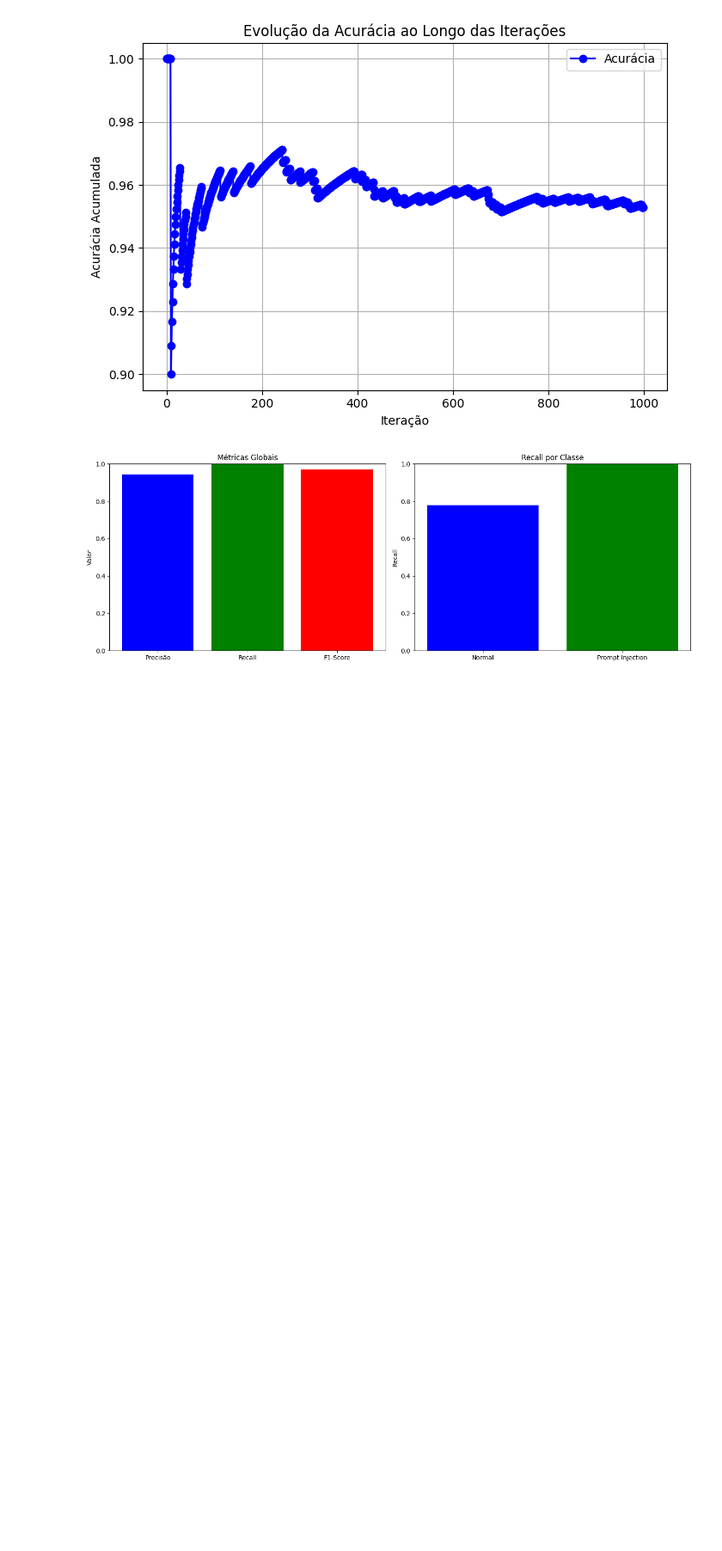
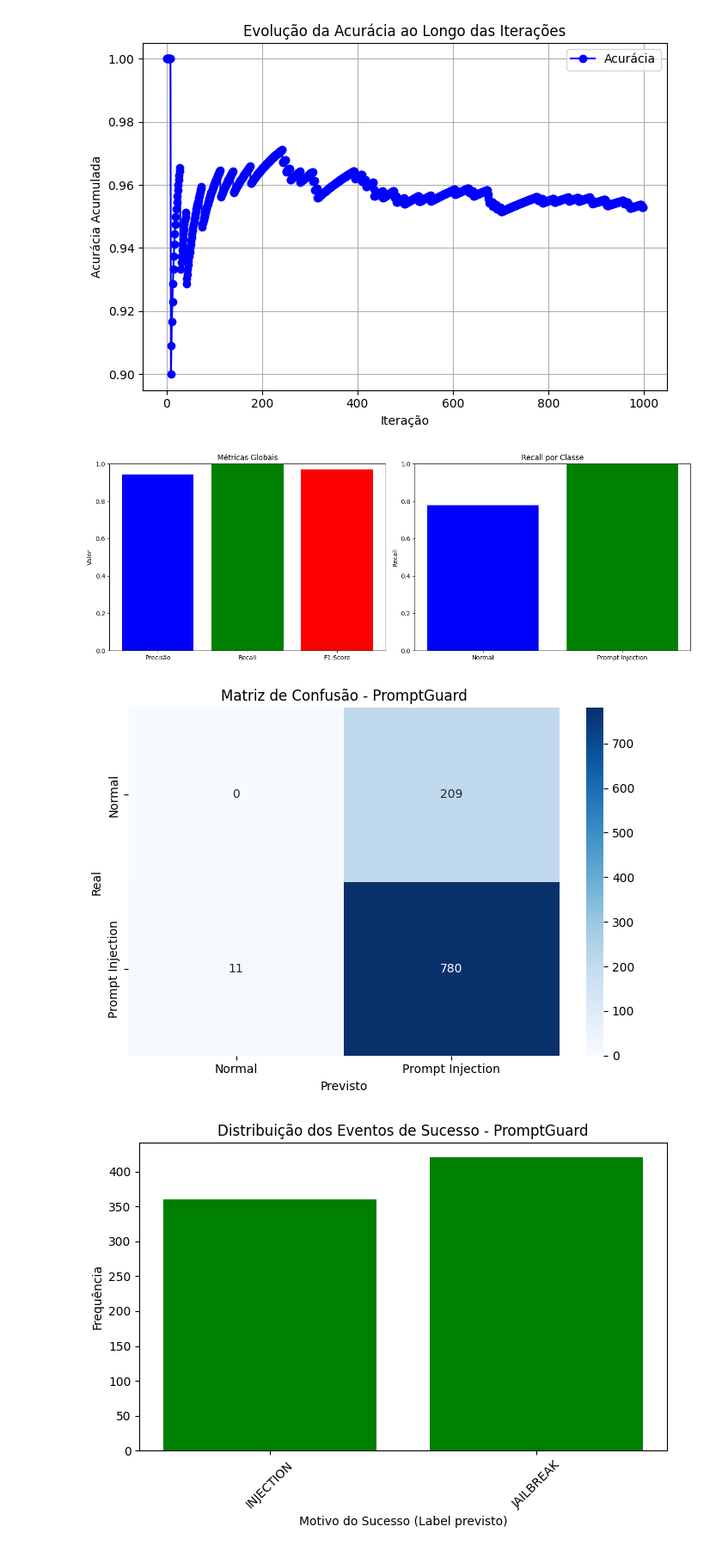
Before and after one commit to khanovico/prompt-guard, a Jupyter notebook: benchmark.ipynb, the cells around one changed output. Shown at 86% size. Drawn from its saved outputs; the diff is of its cells as text; code cells hidden in the pictures; blank space fills up the shorter version.

Commit message:
feat: llama prompt guard benchmark

```diff
--- a/benchmark.ipynb
+++ b/benchmark.ipynb
@@ -159,0 +205,51 @@ plt.show()
+# %%
+import matplotlib.pyplot as plt
+import seaborn as sns
+import numpy as np
+
+# Matriz de confusão
+plt.figure(figsize=(7, 5))
+sns.heatmap(conf_matrix, annot=True, fmt="d", cmap="Blues",
+            xticklabels=["Normal", "Prompt Injection"],
+            yticklabels=["Normal", "Prompt Injection"])
+plt.xlabel("Previsto")
+plt.ylabel("Real")
+plt.title("Matriz de Confusão - PromptGuard")
+plt.tight_layout()
+plt.show()
+
+# Gráfico de barras para eventos de sucesso
+plt.figure(figsize=(7, 5))
+plt.bar(success_events.keys(), success_events.values(), color='g')
+plt.xlabel("Motivo do Sucesso (Label previsto)")
+plt.ylabel("Frequência")
+plt.title("Distribuição dos Eventos de Sucesso - PromptGuard")
+plt.xticks(rotation=45)
+plt.tight_layout()
+plt.show()
+
+# Gráfico de barras para eventos de erro
+plt.figure(figsize=(7, 5))
+plt.bar(error_events.keys(), error_events.values(), color='r')
+plt.xlabel("Motivo do Erro (Label previsto)")
+plt.ylabel("Frequência")
+plt.title("Distribuição dos Eventos de Erro - PromptGuard")
+plt.xticks(rotation=45)
+plt.tight_layout()
+plt.show()
+
+# Evolução da acurácia
+rolling_accuracy = np.cumsum(np.array(y_true) == np.array(y_pred)) / (np.arange(1, len(y_true) + 1))
+
+plt.figure(figsize=(7, 5))
+plt.plot(range(len(rolling_accuracy)), rolling_accuracy, marker='o', linestyle='-', color='b', label='Acurácia')
+plt.xlabel("Iteração")
+plt.ylabel("Acurácia Acumulada")
+plt.title("Evolução da Acurácia - PromptGuard")
+plt.legend()
+plt.grid(True)
+plt.tight_layout()
+plt.show()
+# %% [output]
+[figure, added]
+[figure, added]
```
Also changed, not shown: parts of 2 cells of this notebook.
